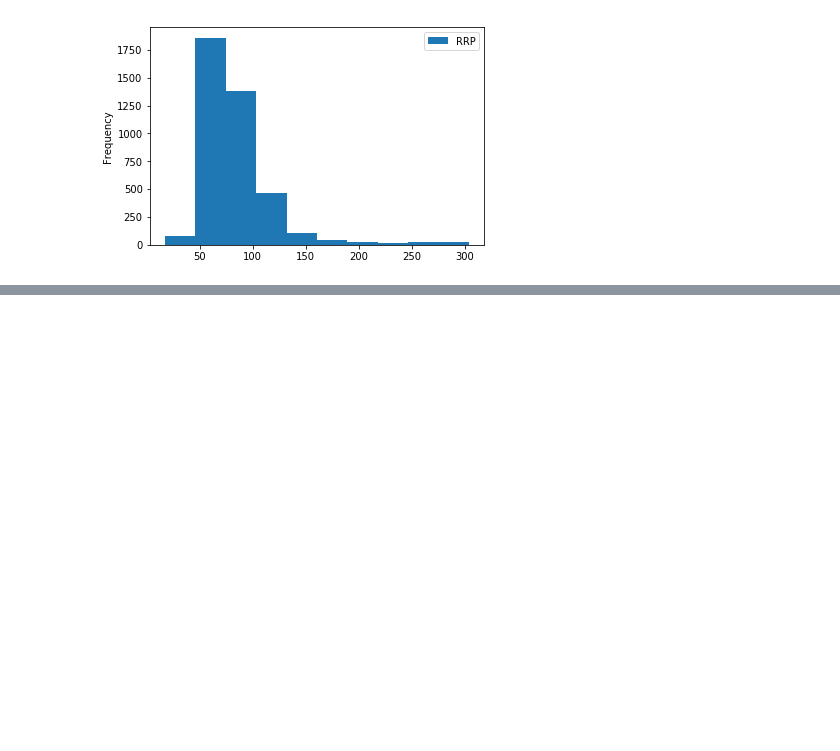
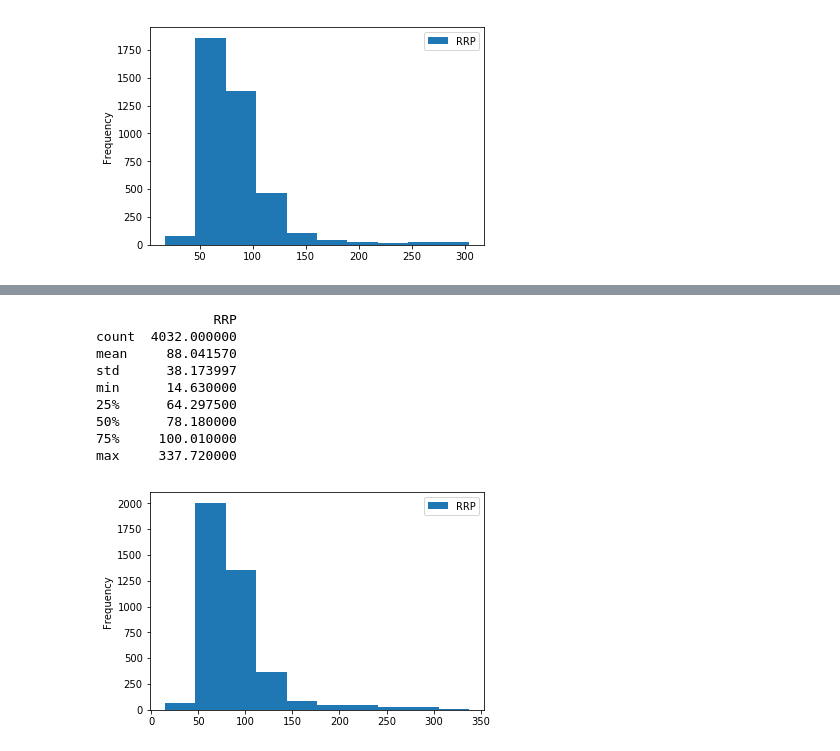
Before and after one commit to DonaldTurton/AT2_Advanced_Data_Algorithms, a Jupyter notebook: EDA_EnergyData.ipynb, the cells around one changed output, grey strips where cells are left out. Drawn from its saved outputs; the diff is of its cells as text; code cells hidden in the pictures; blank space fills up the shorter version.

```diff
--- a/EDA_EnergyData.ipynb
+++ b/EDA_EnergyData.ipynb
@@ -279,0 +285,17 @@ max    4631.980000
+# %%
+# Wednesday
+describe_Wednesday = Wednesday.describe()
+print(describe_Wednesday)
+Wednesday.plot(kind= 'hist' )   #THE OUTLIER IS ON TUESDAY
+plt.show()
+# %% [output]
+               RRP
+count  4032.000000
+mean     88.041570
+std      38.173997
+min      14.630000
+25%      64.297500
+50%      78.180000
+75%     100.010000
+max     337.720000
+[figure, added]
```
Also changed, not shown: parts of 12 cells of this notebook.
